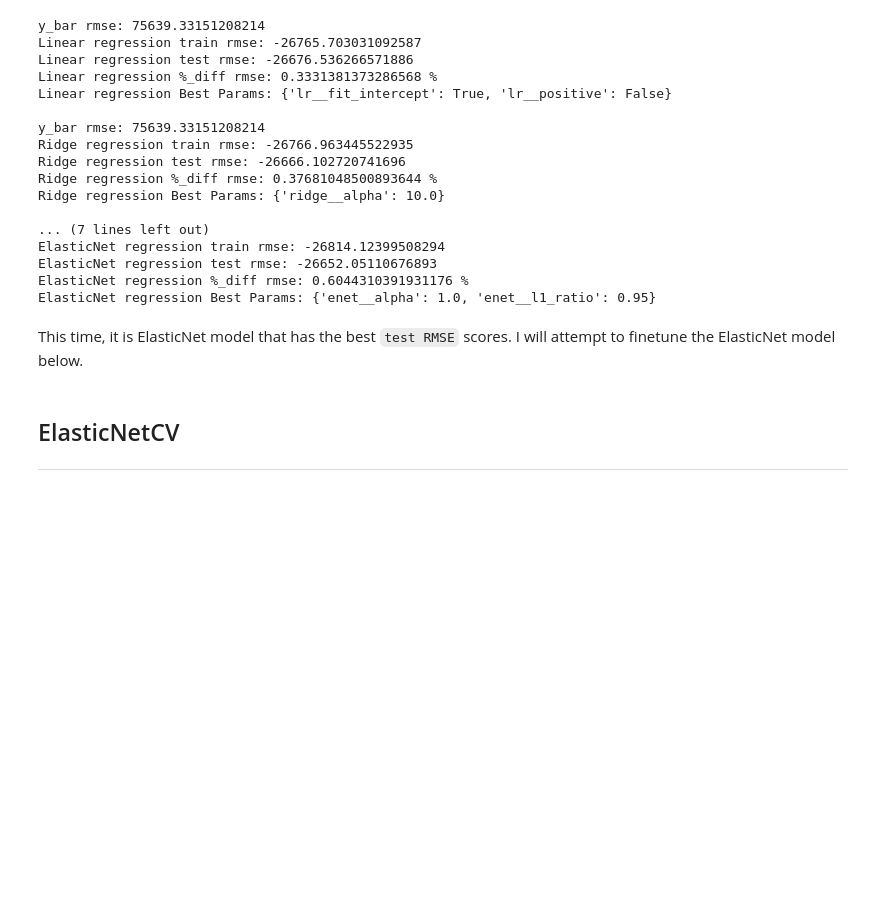
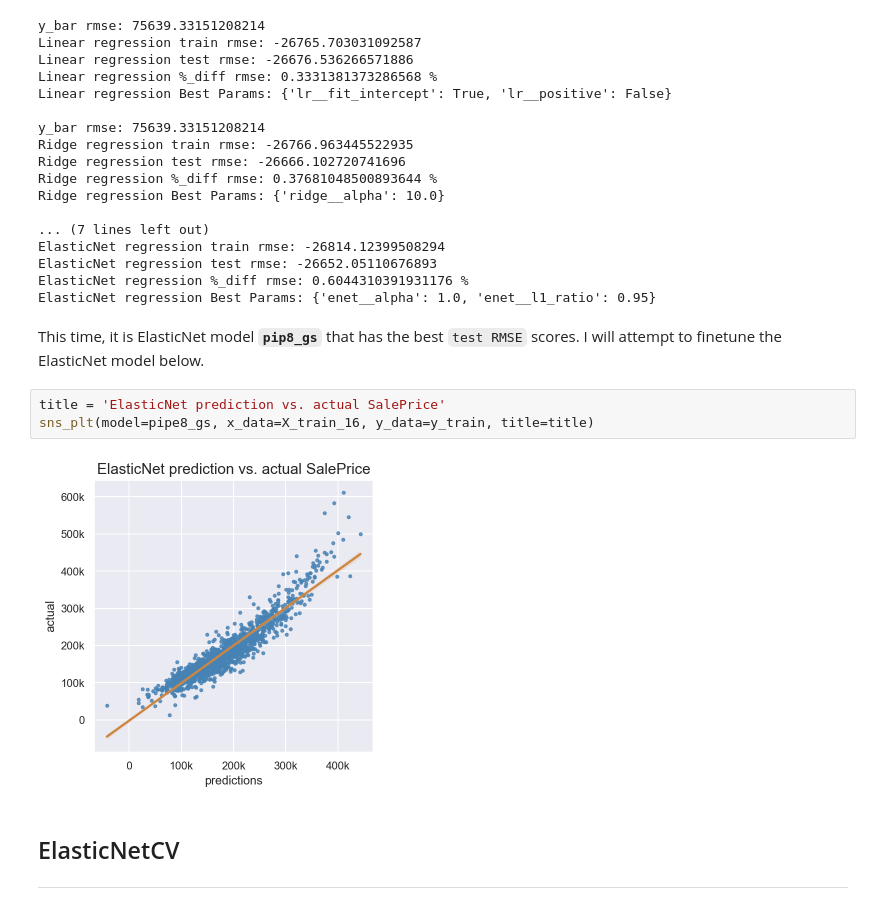
Before and after one commit to yxmauw/General_Assembly_Pub, a Jupyter notebook: project_2/Submission_ML.ipynb, the cells around one changed output. Drawn from its saved outputs; the diff is of its cells as text; blank space fills up the shorter version.

```diff
--- a/project_2/Submission_ML.ipynb
+++ b/project_2/Submission_ML.ipynb
@@ -839,7 +873,12 @@ ElasticNet regression test rmse: -26652.05110676893
 ElasticNet regression %_diff rmse: 0.6044310391931176 %
 ElasticNet regression Best Params: {'enet__alpha': 1.0, 'enet__l1_ratio': 0.95}
 # %% [markdown]
-This time, it is ElasticNet model that has the best `test RMSE` scores. I will attempt to finetune the ElasticNet model below.
+This time, it is ElasticNet model **`pip8_gs`** that has the best `test RMSE` scores. I will attempt to finetune the ElasticNet model below.
+# %%
+title = 'ElasticNet prediction vs. actual SalePrice'
+sns_plt(model=pipe8_gs, x_data=X_train_16, y_data=y_train, title=title)
+# %% [output]
+[figure, added]
 # %% [markdown]
 ## ElasticNetCV
 ---
```
Also changed, not shown: parts of 20 cells of this notebook.
